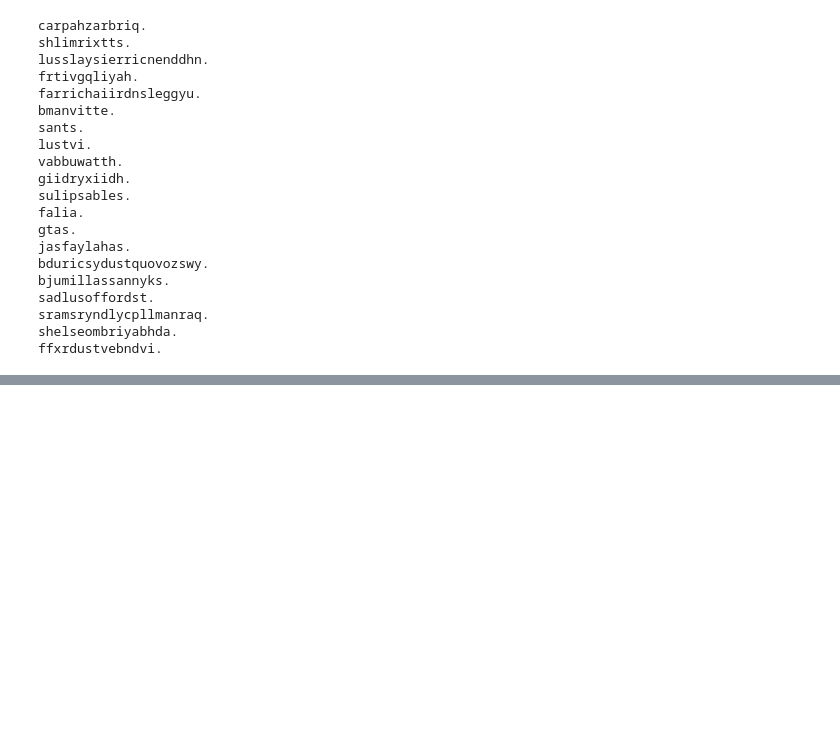
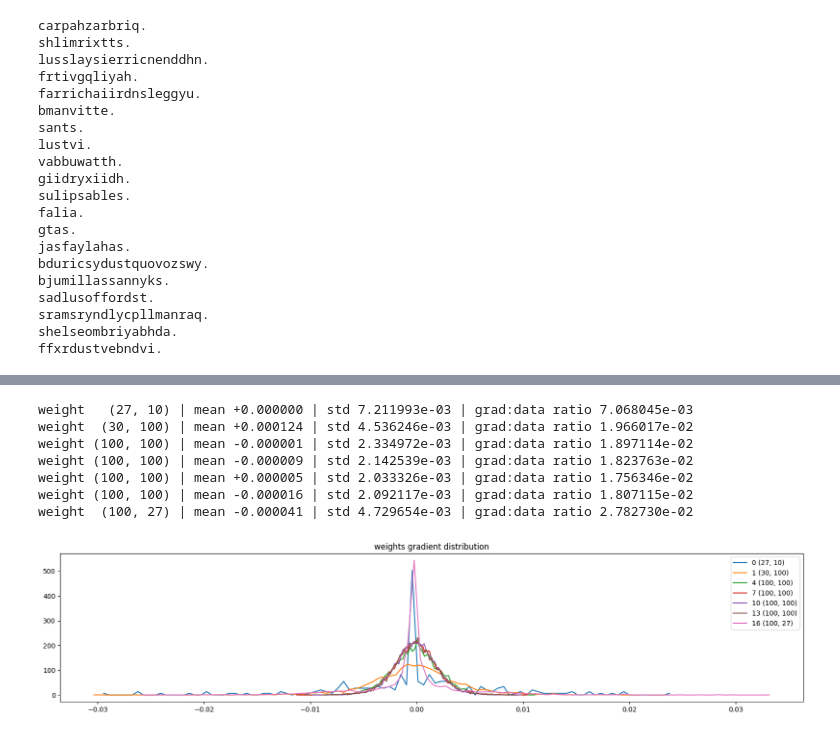
Before and after one commit to goswamig/nn-zero-to-hero, a Jupyter notebook: BN-Lecture-4.ipynb, the cells around one changed output, grey strips where cells are left out. Saved outputs shown, nothing was run; the diff lists cells and outputs as text; code cells hidden in the pictures; blank space fills up the shorter version.

```diff
--- a/BN-Lecture-4.ipynb
+++ b/BN-Lecture-4.ipynb
@@ -404,0 +588,22 @@ tensor(0.0013) tensor(1.0208)
+# %%
+# visualize histograms
+plt.figure(figsize=(20, 4)) # width and height of the plot
+legends = []
+for i,p in enumerate(parameters):
+  t = p.grad
+  if p.ndim == 2:
+    print('weight %10s | mean %+f | std %e | grad:data ratio %e' % (tuple(p.shape), t.mean(), t.std(), t.std() / p.std()))
+    hy, hx = torch.histogram(t, density=True)
+    plt.plot(hx[:-1].detach(), hy.detach())
+    legends.append(f'{i} {tuple(p.shape)}')
+plt.legend(legends)
+plt.title('weights gradient distribution');
+# %% [output]
+weight   (27, 10) | mean +0.000000 | std 7.211993e-03 | grad:data ratio 7.068045e-03
+weight  (30, 100) | mean +0.000124 | std 4.536246e-03 | grad:data ratio 1.966017e-02
+weight (100, 100) | mean -0.000001 | std 2.334972e-03 | grad:data ratio 1.897114e-02
+weight (100, 100) | mean -0.000009 | std 2.142539e-03 | grad:data ratio 1.823763e-02
+weight (100, 100) | mean +0.000005 | std 2.033326e-03 | grad:data ratio 1.756346e-02
+weight (100, 100) | mean -0.000016 | std 2.092117e-03 | grad:data ratio 1.807115e-02
+weight  (100, 27) | mean -0.000041 | std 4.729654e-03 | grad:data ratio 2.782730e-02
+[figure, added]
```
Also changed, not shown: parts of 11 cells of this notebook, 1 other file.
